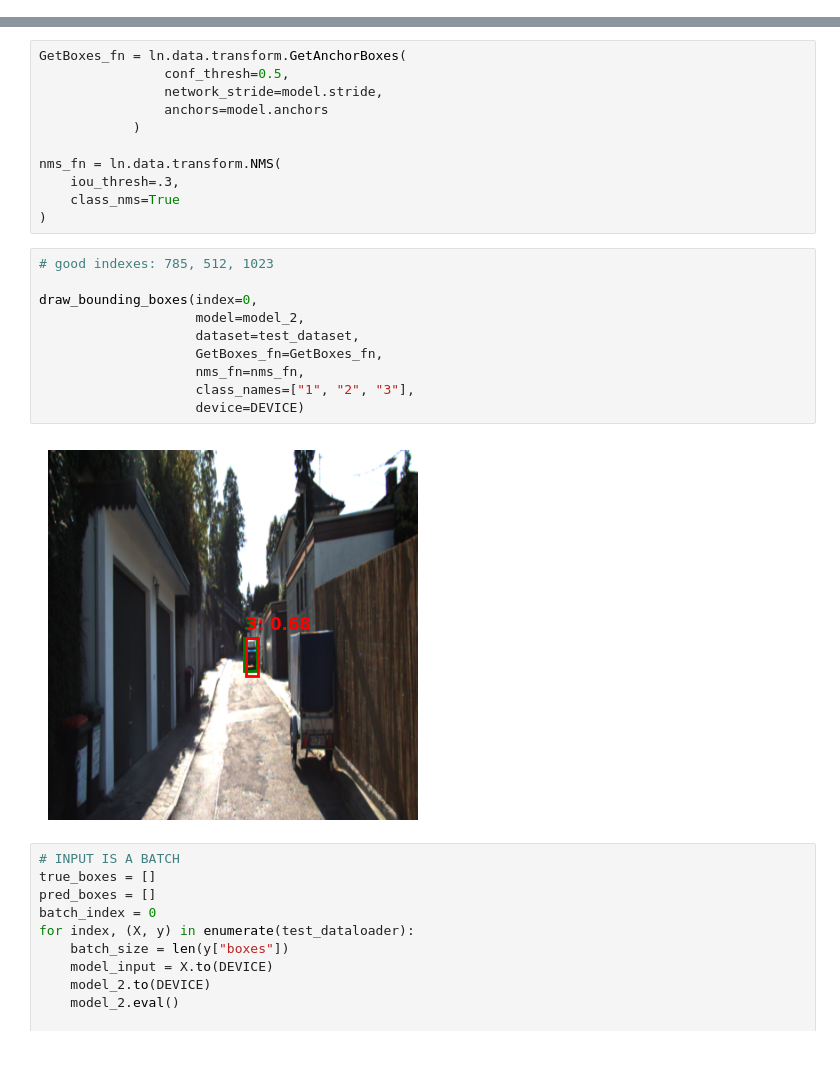
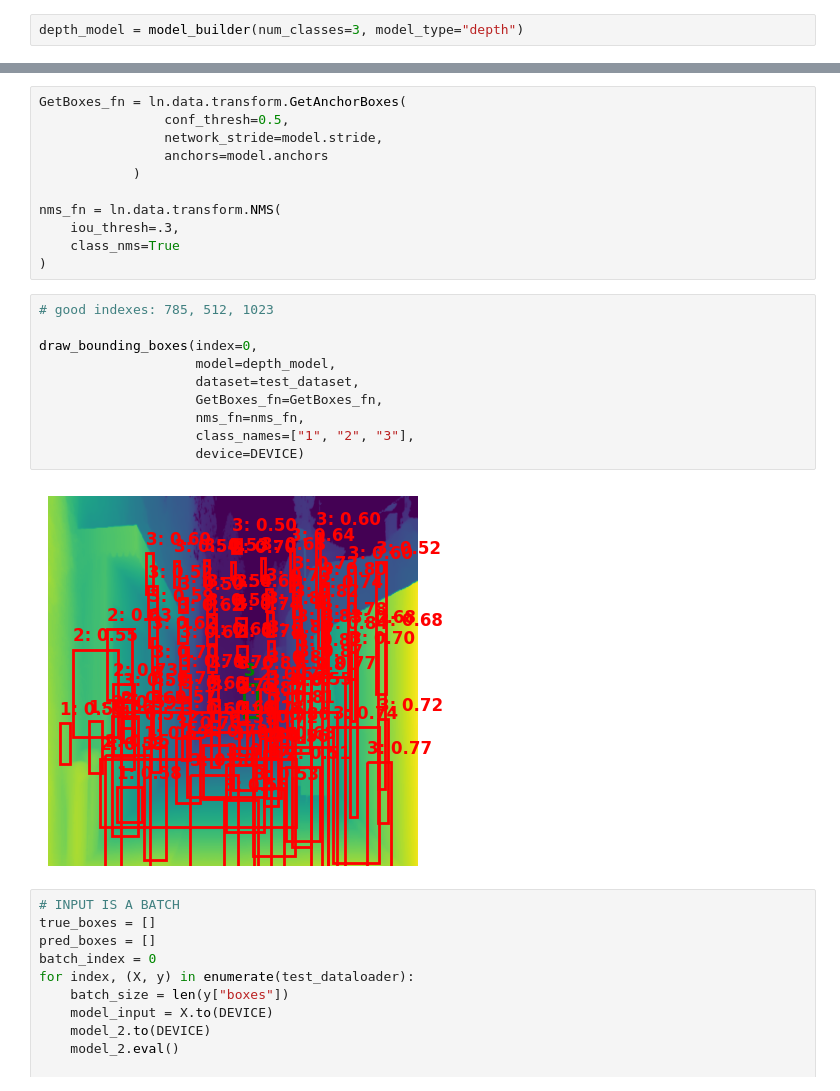
Before and after one commit to gkmocastro/rgbd-yolov2, a Jupyter notebook: test_nb.ipynb, the cells around one changed output, grey strips where cells are left out. Drawn from its saved outputs; the diff is of its cells as text; blank space fills up the shorter version.

```diff
--- a/test_nb.ipynb
+++ b/test_nb.ipynb
@@ -102,3 +103,5 @@ YoloV2(
     (1): Conv2d(1024, 40, kernel_size=(1, 1), stride=(1, 1))
   )
 )
+# %%
+depth_model = model_builder(num_classes=3, model_type="depth")
@@ -116,15 +122,15 @@ nms_fn = ln.data.transform.NMS(
 # %%
 # good indexes: 785, 512, 1023
 
 draw_bounding_boxes(index=0,
-                    model=model_2,
+                    model=depth_model,
                     dataset=test_dataset,
                     GetBoxes_fn=GetBoxes_fn,
                     nms_fn=nms_fn,
                     class_names=["1", "2", "3"],
                     device=DEVICE)
 # %% [output]
-[figure, old version]
+[figure, new version]
 # %%
 # INPUT IS A BATCH
 true_boxes = []
```
Also changed, not shown: parts of 2 cells of this notebook, 2 other files.
